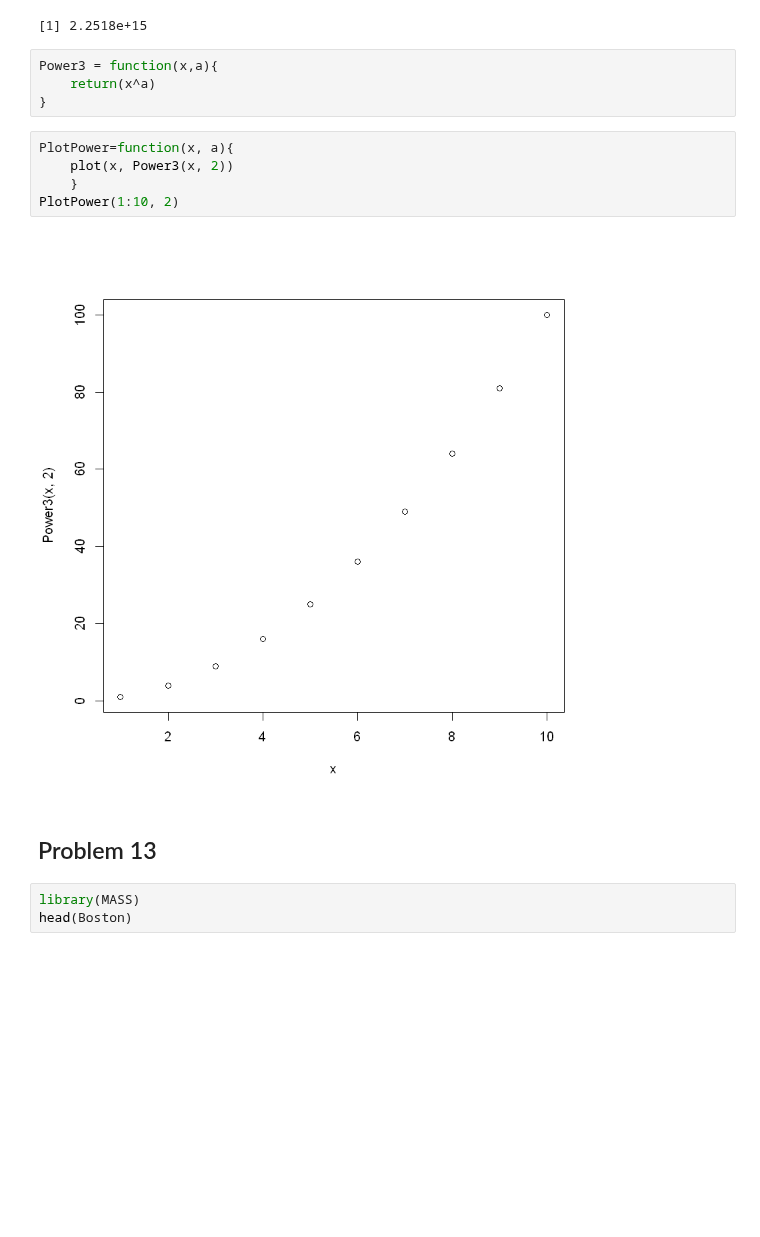
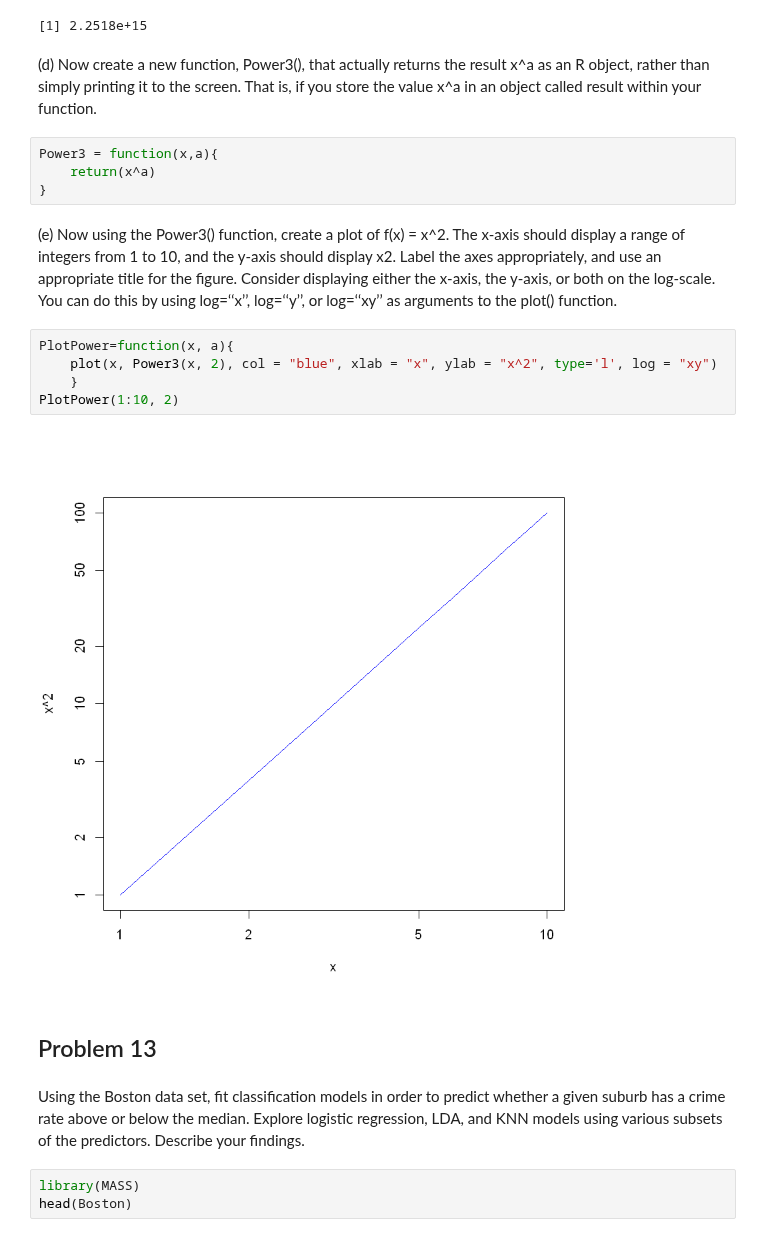
Before and after one commit to kuzn137/Statistical_problems, a Jupyter notebook: Ch4R.ipynb, the cells around one changed output. Cells and saved outputs as stored; diff of their text form; blank space fills up the shorter version.

```diff
--- a/Ch4R.ipynb
+++ b/Ch4R.ipynb
@@ -520,19 +529,36 @@ Power2(10, 3)
 Power2(8,17)
 # %% [output]
 [1] 2.2518e+15
+# %% [markdown]
+(d) Now create a new function, Power3(), that actually returns the
+result x^a as an R object, rather than simply printing it to the
+screen. That is, if you store the value x^a in an object called
+result within your function.
 # %%
 Power3 = function(x,a){
     return(x^a)
 }
+# %% [markdown]
+(e) Now using the Power3() function, create a plot of f(x) = x^2.
+The x-axis should display a range of integers from 1 to 10, and
+the y-axis should display x2. Label the axes appropriately, and
+use an appropriate title for the figure. Consider displaying either
+the x-axis, the y-axis, or both on the log-scale. You can do this
+by using log=‘‘x’’, log=‘‘y’’, or log=‘‘xy’’ as arguments to
+the plot() function.
 # %%
 PlotPower=function(x, a){
-    plot(x, Power3(x, 2))
+    plot(x, Power3(x, 2), col = "blue", xlab = "x", ylab = "x^2", type='l', log = "xy")
     }
 PlotPower(1:10, 2)
 # %% [output]
-[figure, old version]
+[figure, new version]
 # %% [markdown]
 ## Problem 13
+# %% [markdown]
+Using the Boston data set, fit classification models in order to predict
+whether a given suburb has a crime rate above or below the median.
+Explore logistic regression, LDA, and KNN models using various subsets of the predictors. Describe your findings.
 # %%
 library(MASS)
 head(Boston)
```
Also changed, not shown: parts of 19 cells of this notebook, 1 other file.
